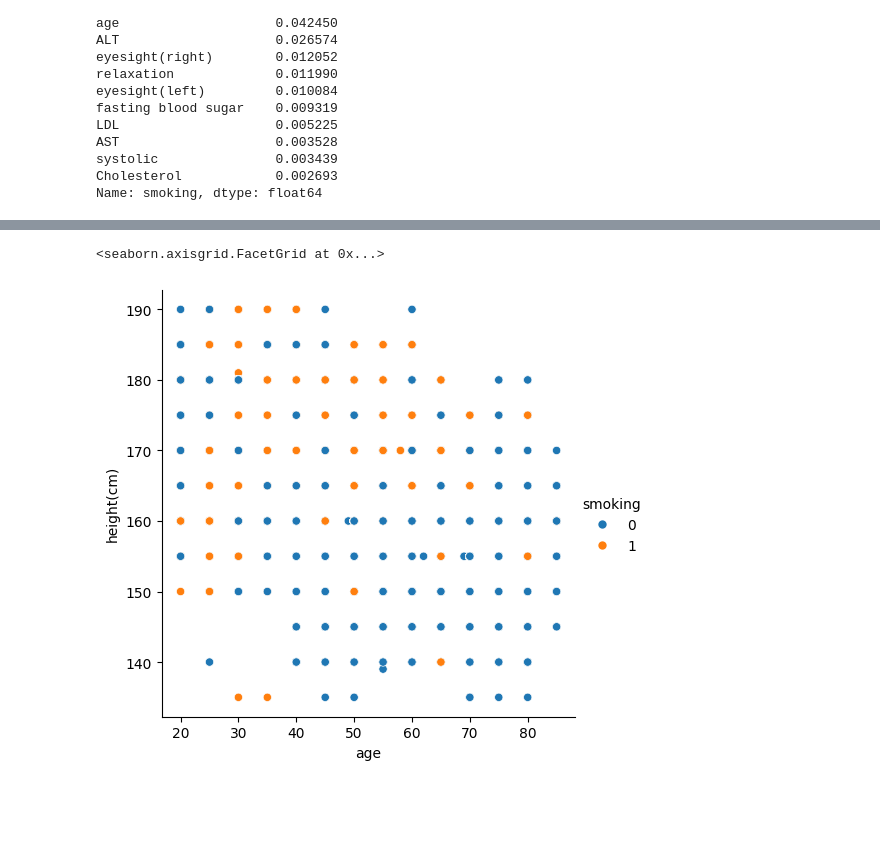
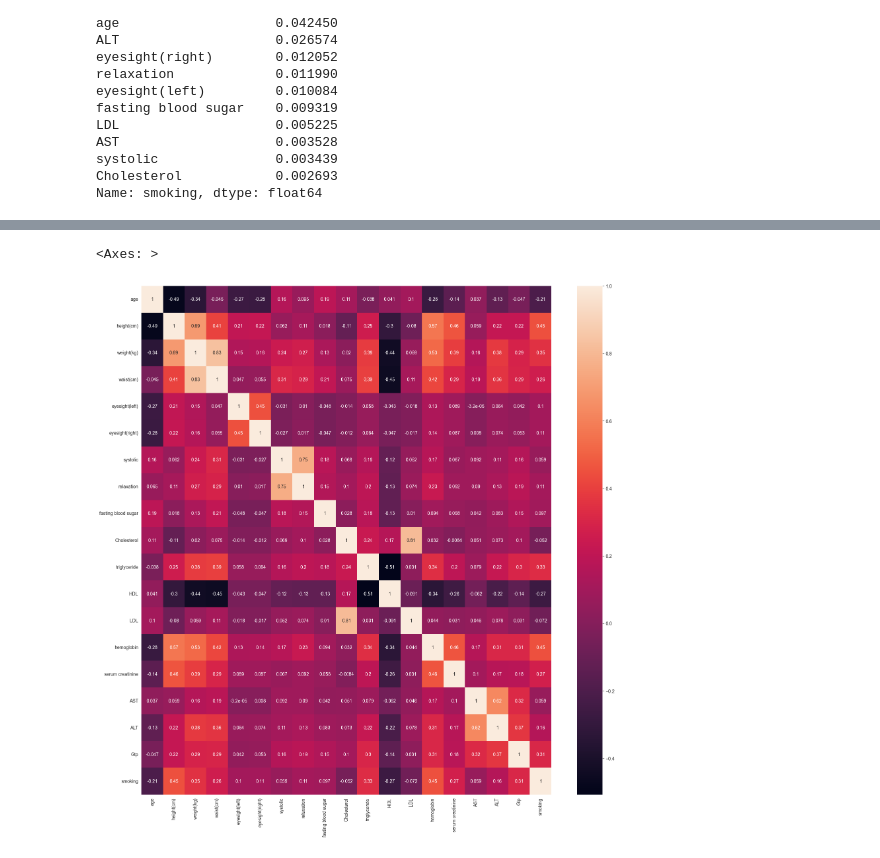
Before and after one commit to Comment-XD/Scikit-Learn-Fundamentals, a Jupyter notebook: SciKit-Data Science/Projects/Binary Prediction of Smoker Status using Bio-Signals.ipynb, the cells around one changed output, grey strips where cells are left out. Saved outputs shown, nothing was run; the diff lists cells and outputs as text; code cells hidden in the pictures; blank space fills up the shorter version.

```diff
--- a/SciKit-Data Science/Projects/Binary Prediction of Smoker Status using Bio-Signals.ipynb
+++ b/SciKit-Data Science/Projects/Binary Prediction of Smoker Status using Bio-Signals.ipynb
@@ -24,7 +24,7 @@ please provide us feedback at https://github.com/pandas-dev/pandas/issues/54466
 
   import pandas as pd
 # %%
-data_path = Path(r"C:\Users\Brand\project_env\SciKit-Data Science\data\Binary Prediction of Smoker Status using Bio-Signals")
+data_path = Path(r"C:\Users\Brand\project_env\Scikit-Learn-Fundamentals\SciKit-Data Science\data\Binary Prediction of Smoker Status using Bio-Signals")
 train_data_path = data_path / "train.csv"
 test_data_path = data_path / "test.csv"
 
@@ -376,6 +397,10 @@ numeric_data
 # %%
-sns.relplot(numeric_data, x="age", y="height(cm)", hue="smoking")
+sns.set_style("darkgrid")
+# sns.lmplot(numeric_data, x="age", y="height(cm)", hue="smoking", palette="mako")
+# sns.scatterplot(numeric_data, x="age", y="height(cm)", hue="smoking", style="smoking", palette="mako")
+plt.figure(figsize=(20,20))
+sns.heatmap(numeric_data.corr(), annot=True)
 # %% [output]
-<seaborn.axisgrid.FacetGrid at 0x...>
+<Axes: >
-[figure, old version]
+[figure, new version]
 # %%
```
Also changed, not shown: parts of 13 cells of this notebook, 1 other file.
